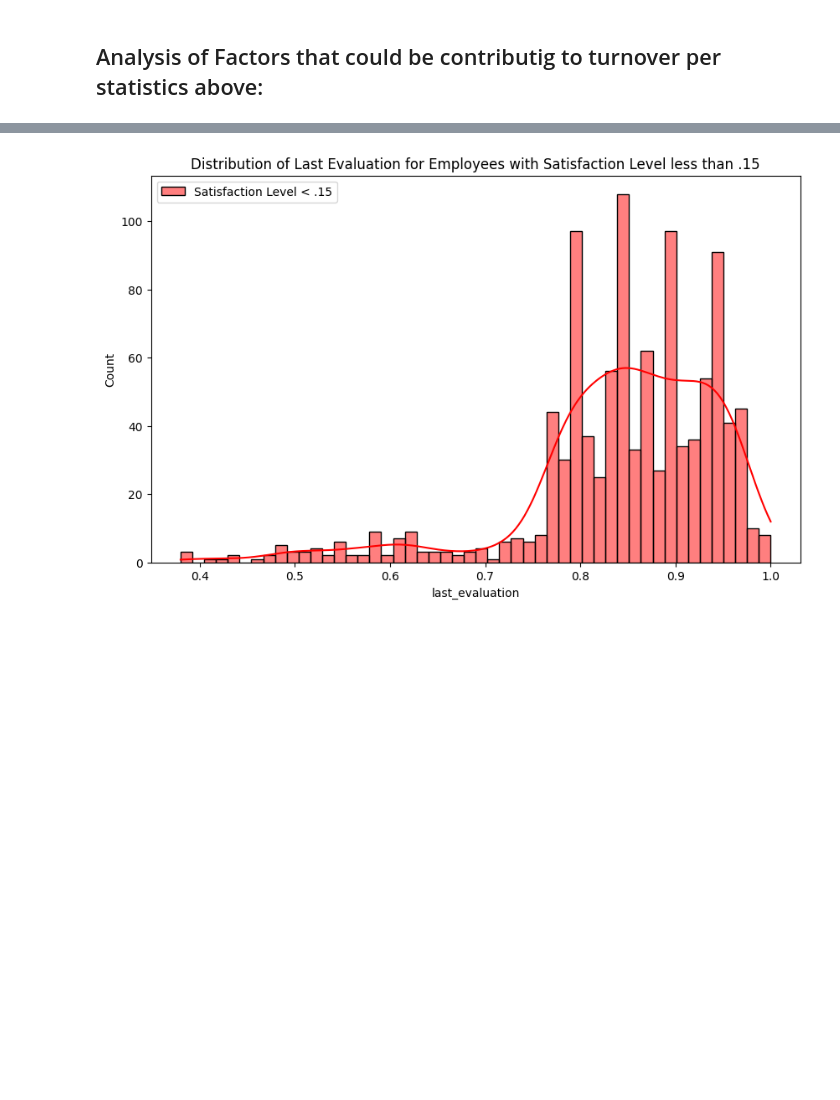
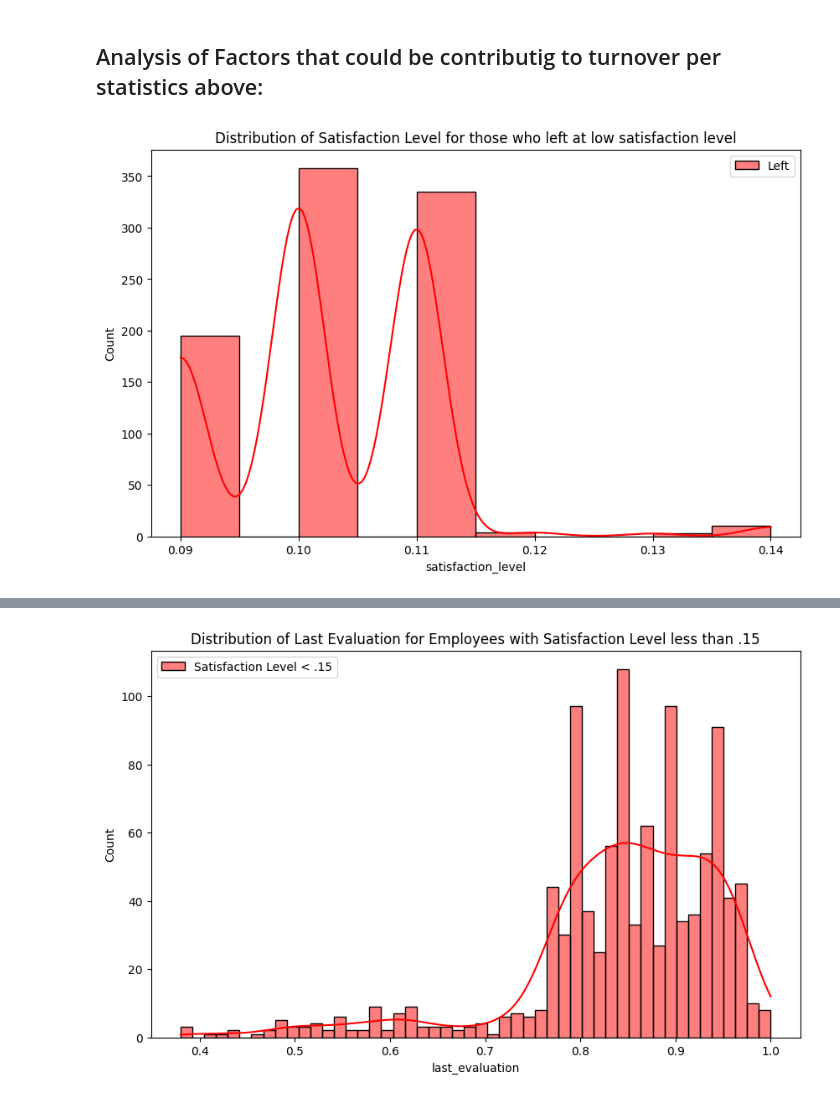
Before and after one commit to OsorioEL/EmployeeTurnover, a Jupyter notebook: EmployeeTurnover.ipynb, the cells around one changed output, grey strips where cells are left out. Cells and saved outputs as stored; diff of their text form; code cells hidden in the pictures; blank space fills up the shorter version.

Commit message:
Analysis with Visualizations for low satisfaction level employees

```diff
--- a/EmployeeTurnover.ipynb
+++ b/EmployeeTurnover.ipynb
@@ -455,2 +456,11 @@ Name: count, dtype: float64
 # %% [markdown]
 ## Analysis of Factors that could be contributig to turnover per statistics above:
+# %%
+# Distribution of satisfaction level for those who left at low satisfaction level
+plt.figure(figsize=(10,6))
+sns.histplot(satisfaction_low[satisfaction_low['left']==1]['satisfaction_level'], kde=True, color='red', label='Left',bins=10)
+plt.title('Distribution of Satisfaction Level for those who left at low satisfaction level')
+plt.legend()
+plt.show()
+# %% [output]
+[figure, added]
```
Also changed, not shown: parts of 8 cells of this notebook.
